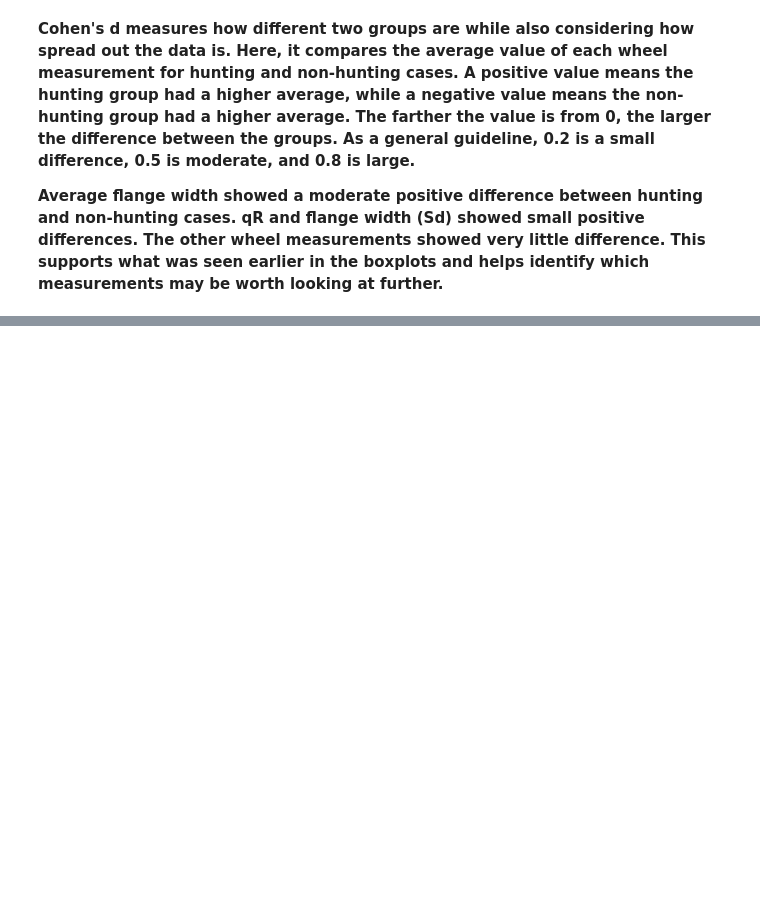
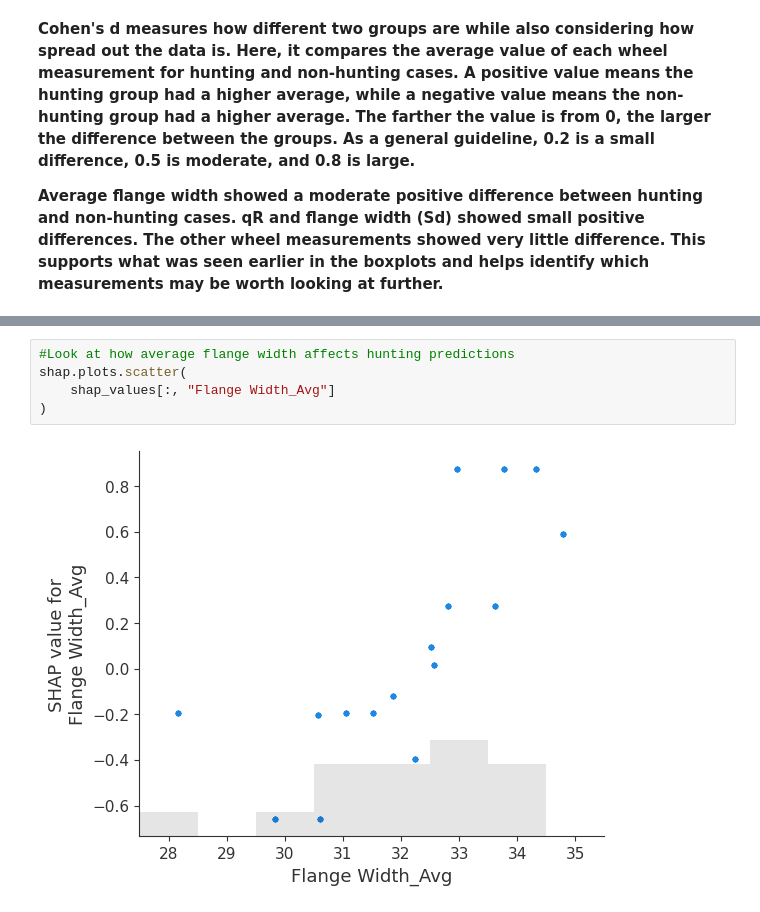
Before and after one commit to smathurc/MxV-Wheel-Profile, a Jupyter notebook: notebooks/verbana3_EDA_and_modeling.ipynb, the cells around one changed output, grey strips where cells are left out. Drawn from its saved outputs; the diff is of its cells as text; blank space fills up the shorter version.

```diff
--- a/notebooks/verbana3_EDA_and_modeling.ipynb
+++ b/notebooks/verbana3_EDA_and_modeling.ipynb
@@ -466,0 +1299,7 @@ print(classification_report(y_test, y_pred_2, zero_division=0))
+# %%
+#Look at how average flange width affects hunting predictions
+shap.plots.scatter(
+    shap_values[:, "Flange Width_Avg"]
+)
+# %% [output]
+[figure, added]
```
Also changed, not shown: parts of 78 cells of this notebook.
